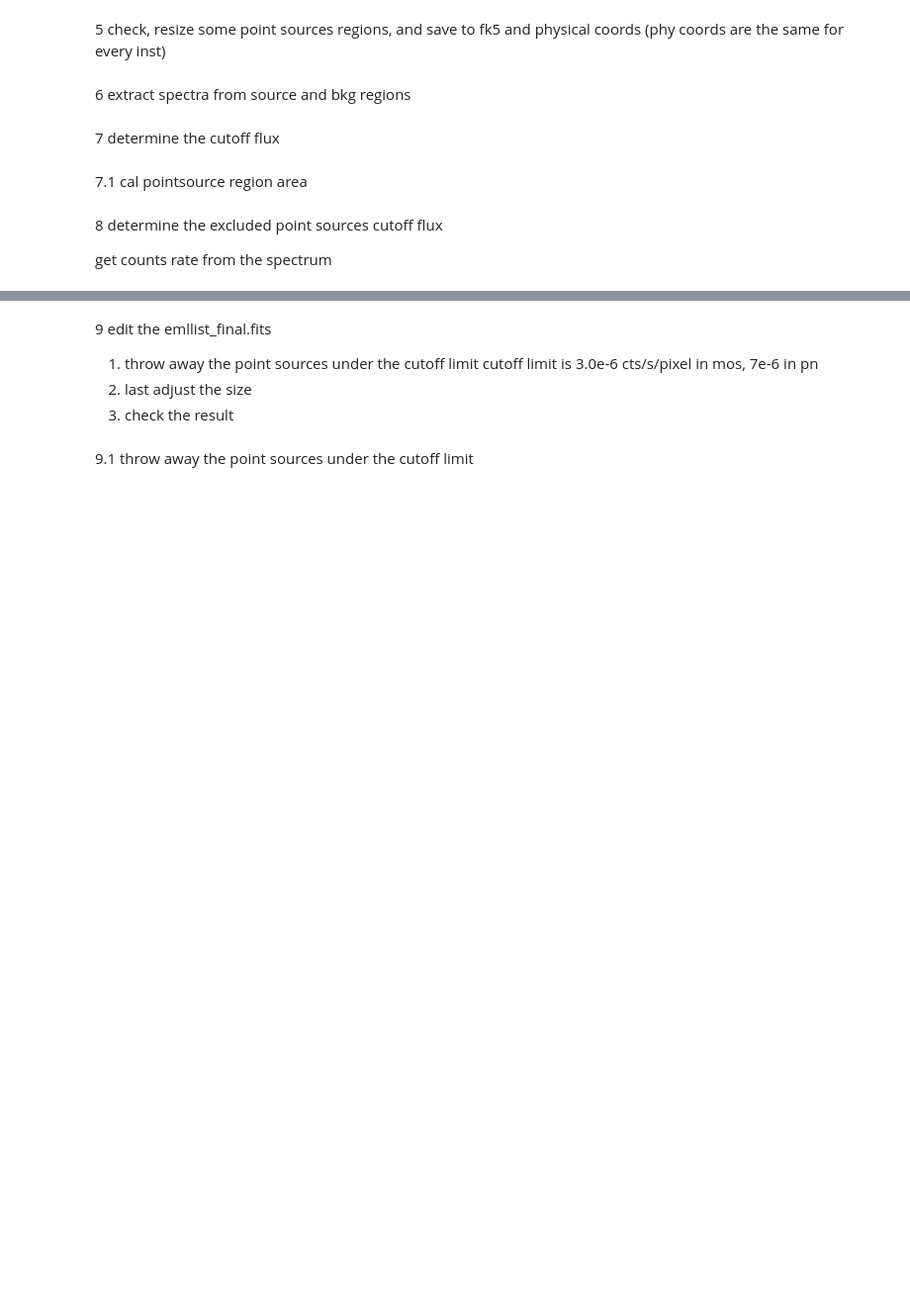
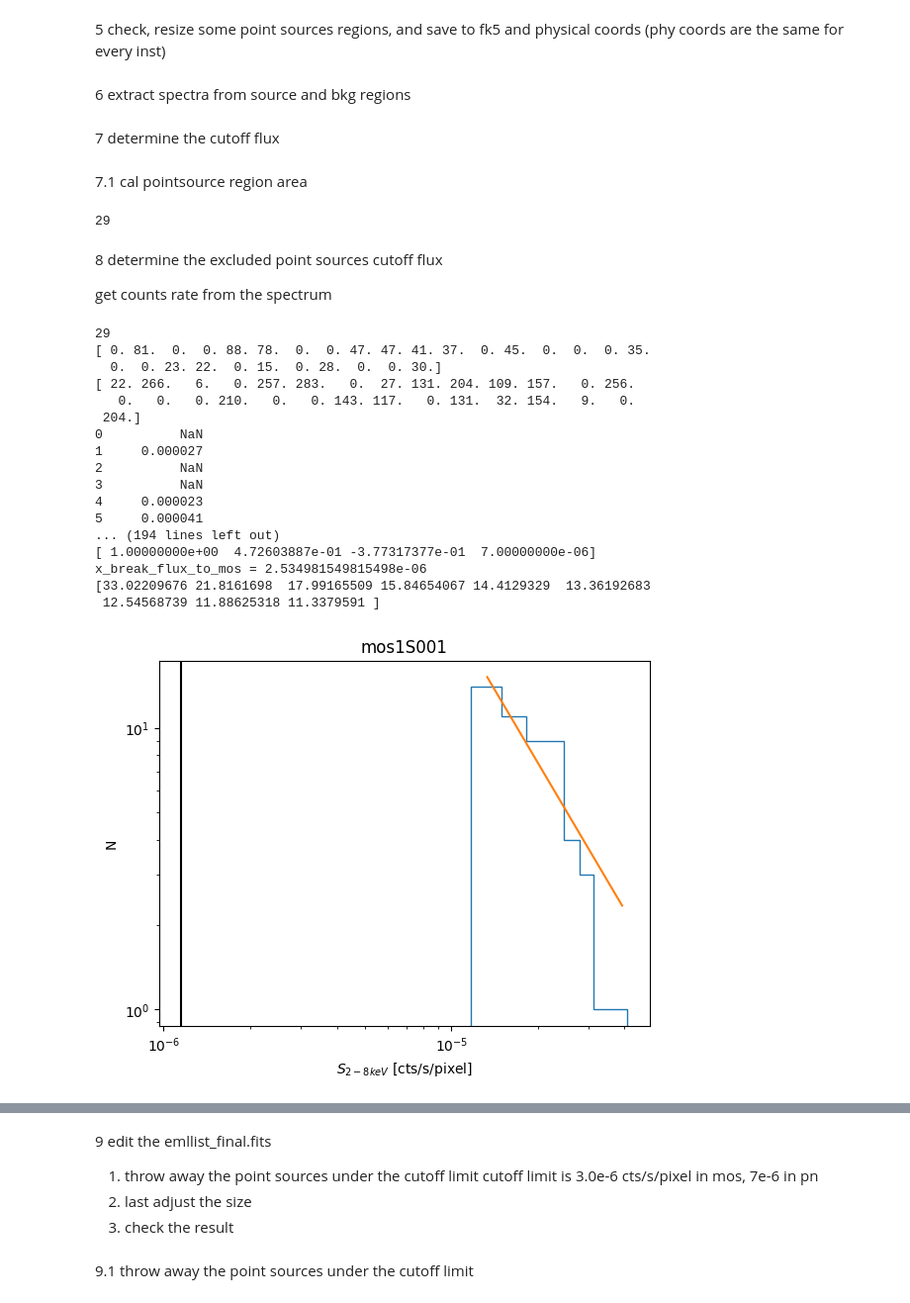
Before and after one commit to yanlingchen1/XGAP-ABUN, a Jupyter notebook: codes/ESAS/pointsources-pipeline.ipynb, the cells around one changed output, grey strips where cells are left out. Shown: that part at 99% size. Saved outputs shown, nothing was run; the diff lists cells and outputs as text; code cells hidden in the pictures; blank space fills up the shorter version.

```diff
--- a/codes/ESAS/pointsources-pipeline.ipynb
+++ b/codes/ESAS/pointsources-pipeline.ipynb
@@ -120,7 +120,7 @@ f.close()
 # %%
 # create emllist_every.fits, include all the possible point sources
 filename = f'emllist_filled.fits'
-os.system(f'cp {filename} {filename.split(".")[0]}_every.fits')
+os.system(f'cp {filename} emllist_every.fits')
 
 f = fits.open(filename)
 dat = f[1].data
@@ -155,7 +155,7 @@ for i, f in enumerate(lines[3:]):
 
 
 
-newf = fits.open(f'{filename.split(".")[0]}_every.fits', mode='update')
+newf = fits.open(f'emllist_every.fits', mode='update')
 newf['SRCLIST'].data = dat
 newf.flush()
 newf.close()
@@ -275,7 +272,7 @@ sumf = open('sources_spec.sh', 'w')
 
 for name in ['mos1S001', 'mos2S002', 'pnS003']:
     regdir = f'srcs_regions'
-    regs = glob(f'{regdir}/src*.reg')
+    regs = glob(f'{regdir}/src_*.reg')
 
     f = open(f'src_spec_{name}.sh', 'w')
     for reg in regs:
@@ -435,6 +432,8 @@ for name in ['mos1S001', 'mos2S002', 'pnS003']:
     df = pd.DataFrame(dir)
     df.to_csv(f'sources_areasxsec_{name}.csv', index=False)
         # backexp="{bkgtxt}"
+# %% [output]
+29
 # %%
 ### gen rmf ###
 os.chdir(f'{homepath}/srcs_regions')
@@ -508,13 +507,13 @@ for j, name in enumerate(['mos1S001', 'mos2S002', 'pnS003']):
     srcarea = df['srcarea[pixel]']
     bkgarea = df['bkgarea[pixel]']
 
-    # tranverse the channels to energies
-    rmf_file = glob(f'*_{name}_*.rmf')
-    f = fits.open(rmf_file[0])
-    ch2en = f[2].data
-    f.close()
+    # # tranverse the channels to energies
+    # rmf_file = glob(f'*_{name}_*.rmf')
+    # f = fits.open(rmf_file[0])
+    # ch2en = f[2].data
+    # f.close()
 
-    elo = ch2en['E_MIN']
+    # elo = ch2en['E_MIN']
     # ehi = ch2en['E_MAX']
     # ch = ch2en['CHANNEL']
     # emsk = (elo < 8.0) & (elo >2.0)
@@ -555,30 +554,49 @@ for j, name in enumerate(['mos1S001', 'mos2S002', 'pnS003']):
 
     plt.axvline(sens[j], c = 'k')
 
     totctr_dict[name] = srcctr-bkgctr
     srcctr_dict[name] = srcctr
 
     y, x = np.histogram(srcctr, bins = np.linspace(np.nanmin(srcctr), np.nanmax(srcctr), 10))
 
     hist_y = np.cumsum(y[::-1])[::-1]
     plt.stairs(hist_y, x)
     plt.yscale('log')
     plt.xscale('log')
     # plt.xlim(1e-3, 1)
     # plt.ylim(0,20)
 
 
     initial_guess = [1, 1, -0.1, xbreak_init[j]]  # a1, b1, a2, b2, x_break
     parameter_bounds = ([0, 0, -np.inf, 0], [np.inf, np.inf, 0, 5e-5])
 
     x_mid = x[0:-1] + np.diff(x)/2
     params, covariance = curve_fit(broken_power_law, x_mid[:-1], hist_y[:-1], p0=initial_guess, bounds=parameter_bounds)
     a1, a2, b2, x_break = params
 
     print(params)
     print(f'x_break_flux_to_mos = {x_break/flux2cts[j] * flux2cts[0]}')
     y_fit = broken_power_law(x_mid, a1, a2, b2, x_break)
     print(y_fit)
     plt.plot(x_mid, y_fit)
     # plt.hist(srcctr-bkgctr, bins = np.linspace(1e-7, 2e-5, 20))
     # plt.xlim(1e-7, 2e-5)
+# %% [output]
+29
+[ 0. 81.  0.  0. 88. 78.  0.  0. 47. 47. 41. 37.  0. 45.  0.  0.  0. 35.
+  0.  0. 23. 22.  0. 15.  0. 28.  0.  0. 30.]
+[ 22. 266.   6.   0. 257. 283.   0.  27. 131. 204. 109. 157.   0. 256.
+   0.   0.   0. 210.   0.   0. 143. 117.   0. 131.  32. 154.   9.   0.
+ 204.]
+0          NaN
+1     0.000027
+2          NaN
+3          NaN
+4     0.000023
+5     0.000041
+... (194 lines left out)
+[ 1.00000000e+00  4.72603887e-01 -3.77317377e-01  7.00000000e-06]
+x_break_flux_to_mos = 2.534981549815498e-06
+[33.02209676 21.8161698  17.99165509 15.84654067 14.4129329  13.36192683
+ 12.54568739 11.88625318 11.3379591 ]
+[figure, added]
```
Also changed, not shown: parts of 3 cells of this notebook, 1 other file.
